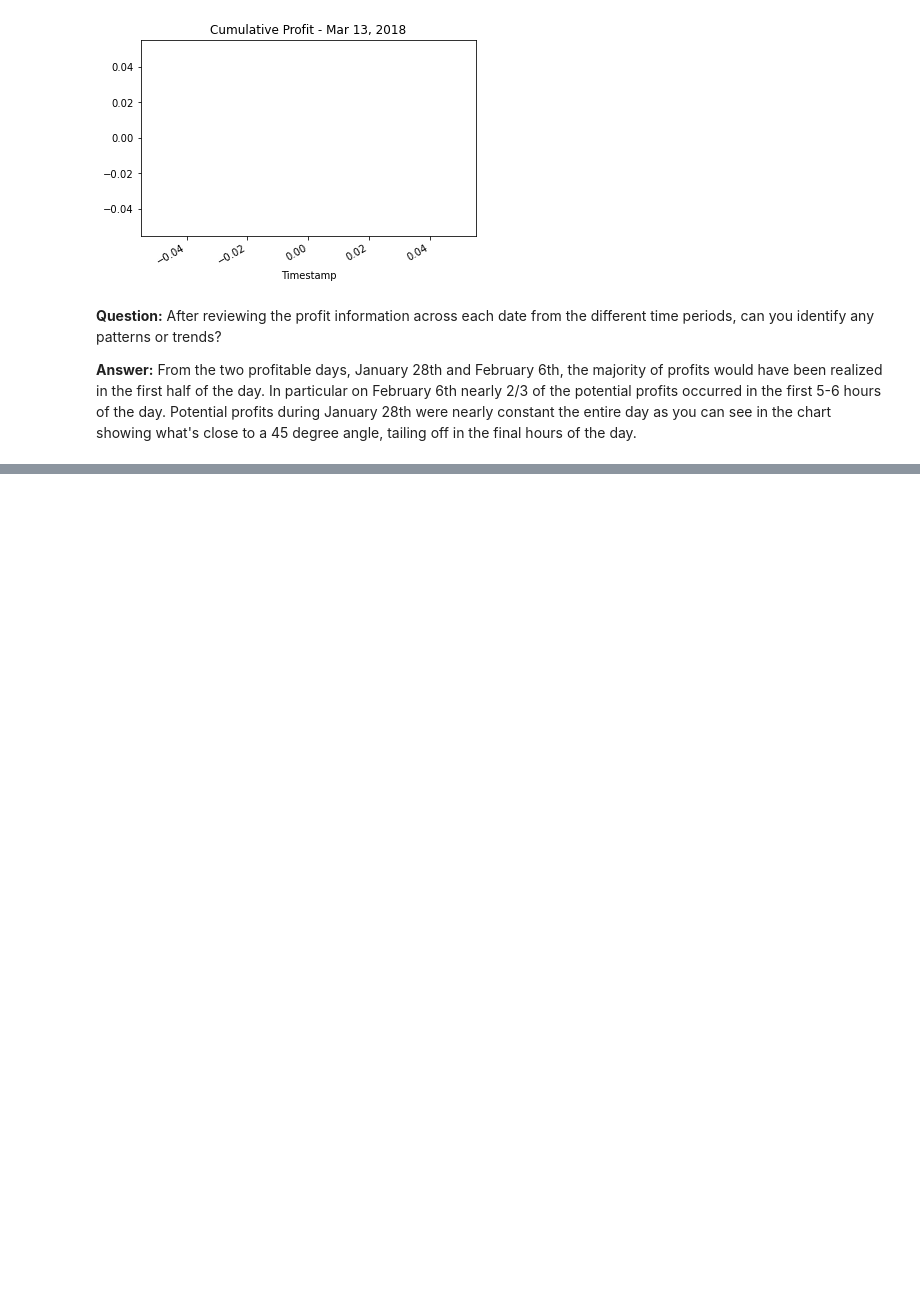
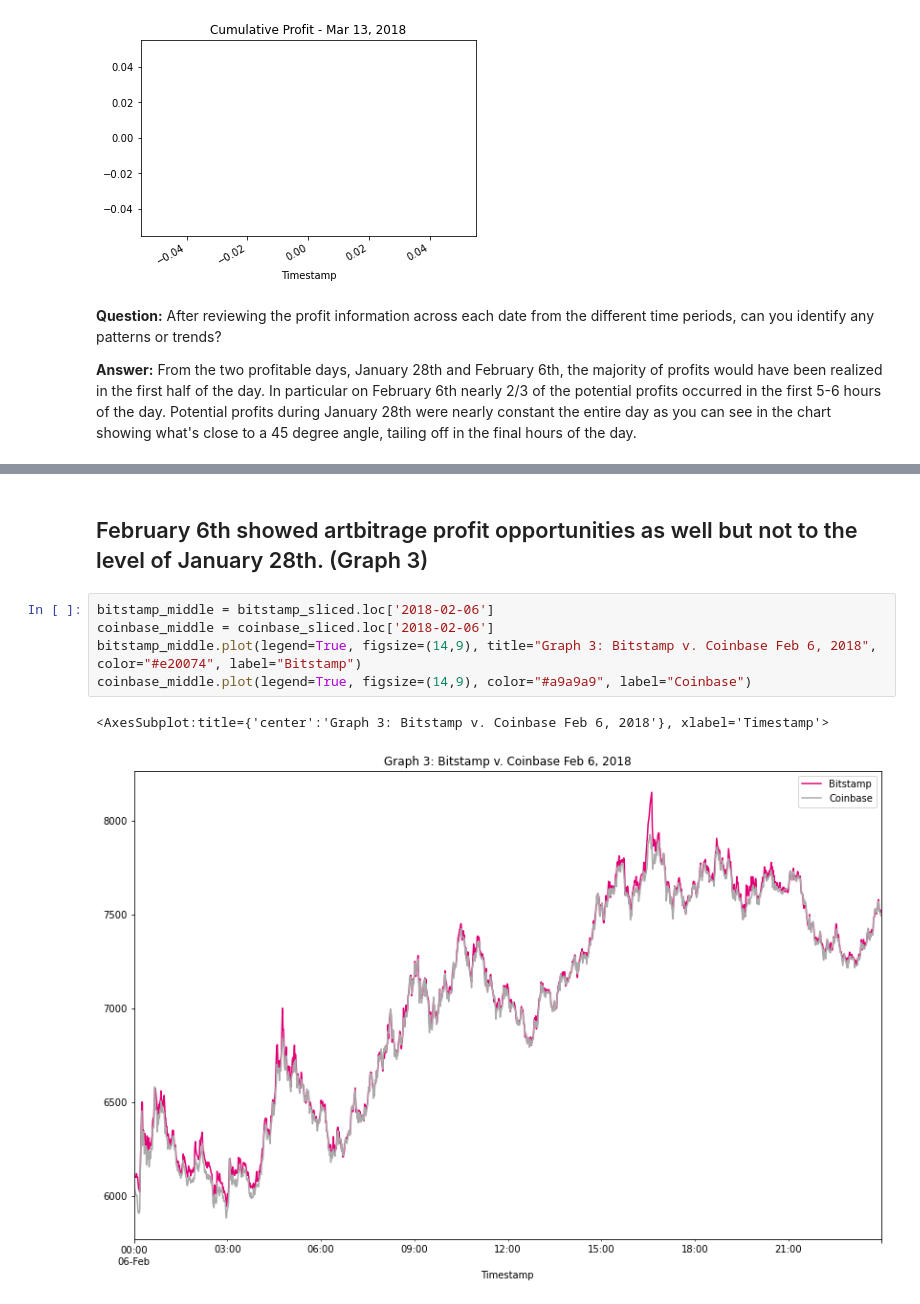
Before and after one commit to rjohnson617/Crypto_Arbitrage, a Jupyter notebook: crypto_arbitrage.ipynb, the cells around one changed output, grey strips where cells are left out. Cells and saved outputs as stored; diff of their text form; blank space fills up the shorter version.

```diff
--- a/crypto_arbitrage.ipynb
+++ b/crypto_arbitrage.ipynb
@@ -808,0 +862,10 @@ cumulative_profit_late.plot(title='Cumulative Profit - Mar 13, 2018')
+# %% [markdown]
+## February 6th showed artbitrage profit opportunities as well but not to the level of January 28th. (Graph 3)
+# %%
+bitstamp_middle = bitstamp_sliced.loc['2018-02-06']
+coinbase_middle = coinbase_sliced.loc['2018-02-06']
+bitstamp_middle.plot(legend=True, figsize=(14,9), title="Graph 3: Bitstamp v. Coinbase Feb 6, 2018", color="#e20074", label="Bitstamp")
+coinbase_middle.plot(legend=True, figsize=(14,9), color="#a9a9a9", label="Coinbase")
+# %% [output]
+<AxesSubplot:title={'center':'Graph 3: Bitstamp v. Coinbase Feb 6, 2018'}, xlabel='Timestamp'>
+[figure, added]
```
Also changed, not shown: parts of 15 cells of this notebook.
